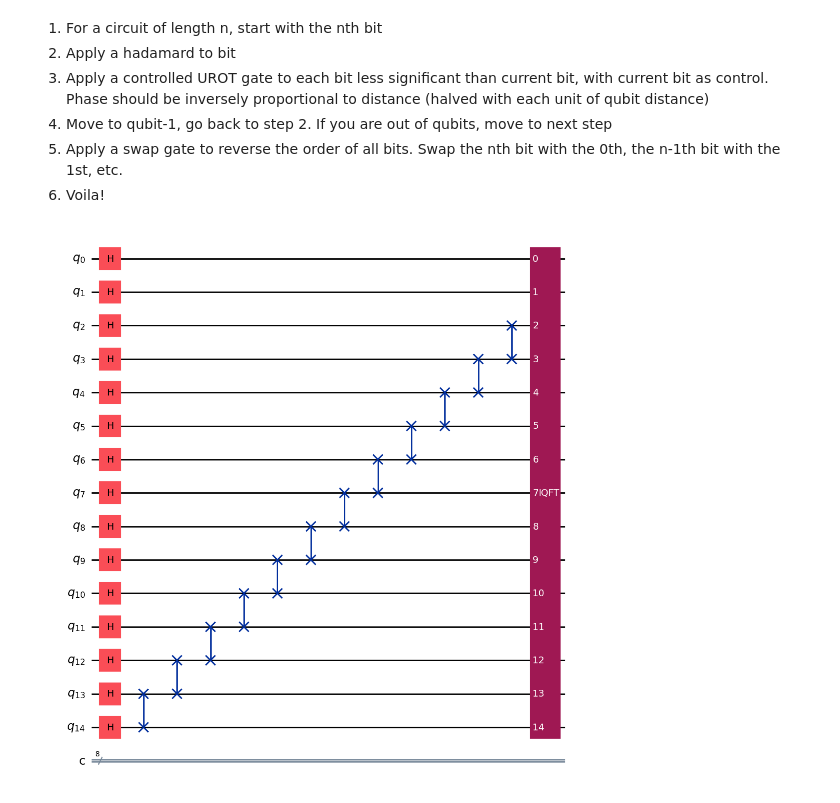
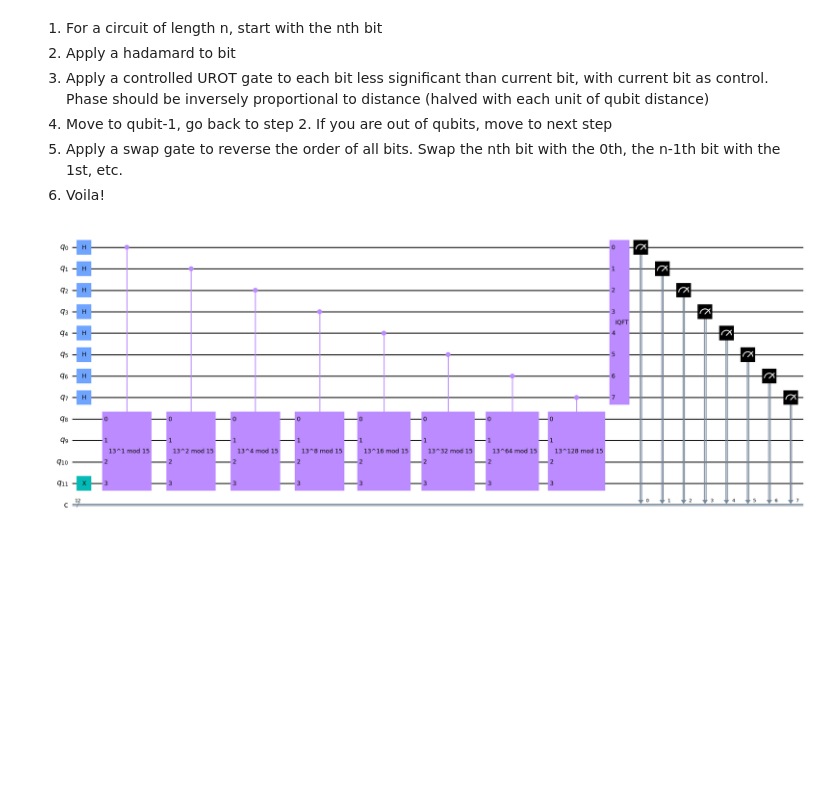
Before and after one commit to alhaddad465/shorely, a Jupyter notebook: Shorely.ipynb, the cells around one changed output. Drawn from its saved outputs; the diff is of its cells as text; code cells hidden in the pictures; blank space fills up the shorter version.

```diff
--- a/Shorely.ipynb
+++ b/Shorely.ipynb
@@ -53,7 +53,7 @@ def find_period(x, N): #Finding the Period through Brute Force
     return n
 
 
-N = 143
+N = 15
 while (True):
     a =  random.randint(1,N-1)
     if (math.gcd(a,N) != 1):
@@ -146,11 +146,12 @@ q = QuantumRegister(t, 'q')
 csize = math.ceil(math.log(N,2)) #TODELETE: I added this so I can reference the size in later code
 c = ClassicalRegister(csize, 'c')
 
-shor = QuantumCircuit(q, c)
+shor = QuantumCircuit(t + csize, t + csize)
 
 for qubit in range(t):
     shor.h(qubit)
 
+shor.x(t + csize - 1)
 shor.draw()
 # %% [output]
       ┌───┐
@@ -189,12 +190,31 @@ Therefore, the modular exponentiation consists of $t$ serial multiplications mod
 # power: IDK what this means
 # Return: Condensed Gate
 
-# def find_period_quantum(a, power):
-#     return
+def c_amod15(a, power):
+    U = QuantumCircuit(4)
+    for iteration in range(power):
+        if a in [2,13]:
+            U.swap(2,3)
+            U.swap(1,2)
+            U.swap(0,1)
+        if a in [7,8]:
+            U.swap(0,1)
+            U.swap(1,2)
+            U.swap(2,3)
+        if a in [4, 11]:
+            U.swap(1,3)
+            U.swap(0,2)
+        if a in [7,11,13]:
+            for q in range(4):
+                U.x(q)
 
-# This is just my experiements
-for i in range(t - 1, 2, -1):
-    shor.swap(i, i - 1)
+    U = U.to_gate()
+    U.name = "%i^%i mod 15" % (a, power)
+    c_U = U.control()
+    return c_U
+
+for q in range(t):
+    shor.append(c_amod15(a, 2**q), [q] + [i + t for i in range(4)])
 
 print(shor)
 # %% [output]
@@ -248,6 +268,7 @@ Since this did not append a visually representative guide as to what is happenin
 5. Apply a swap gate to reverse the order of all bits. Swap the nth bit with the 0th, the n-1th bit with the 1st, etc.
 6. Voila!
 # %%
+shor.measure(range(t), range(t))
 shor.draw('mpl',fold=-1)
 # %% [output]
-[figure, old version]
+[figure, new version]
```
Also changed, not shown: parts of 3 cells of this notebook.
